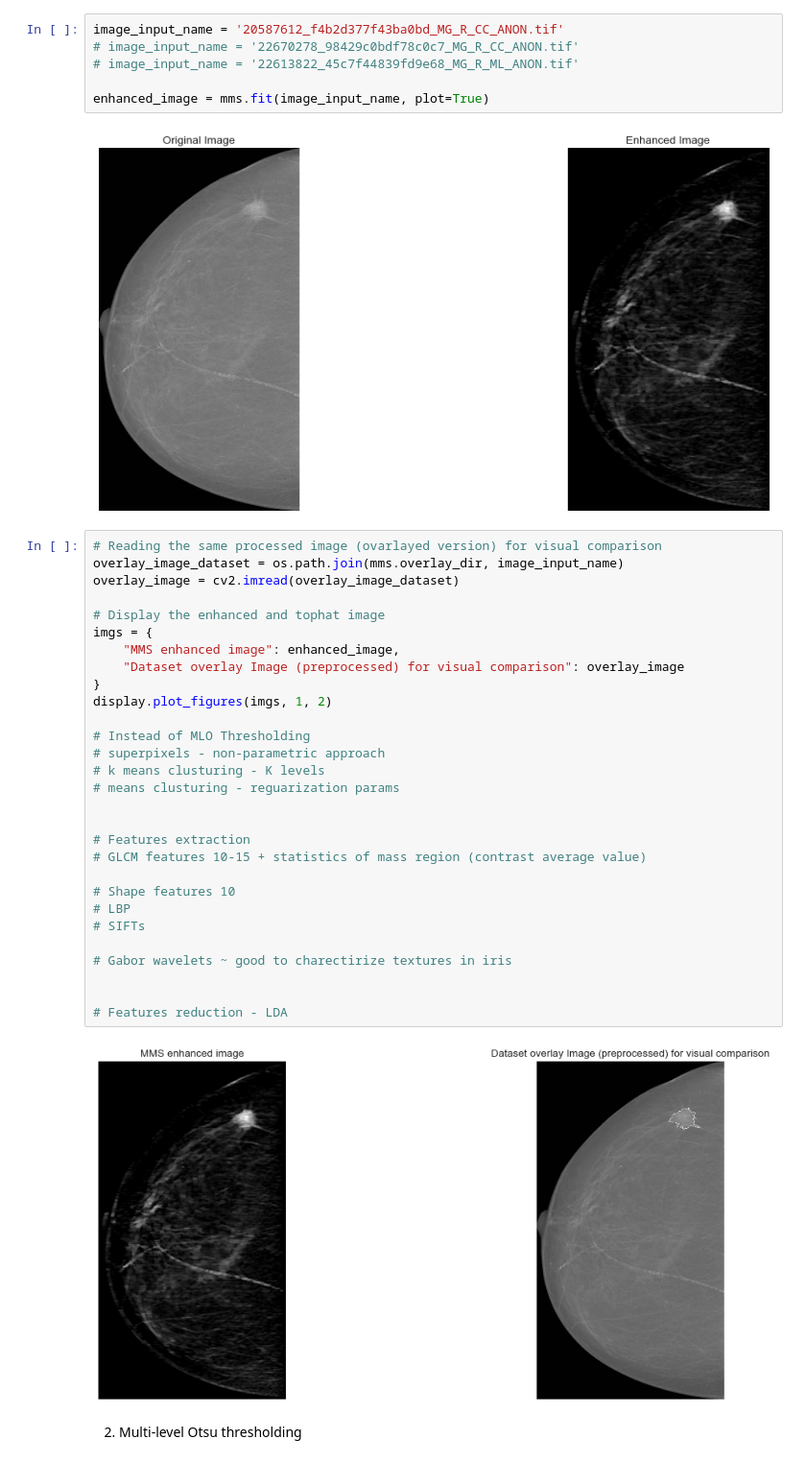
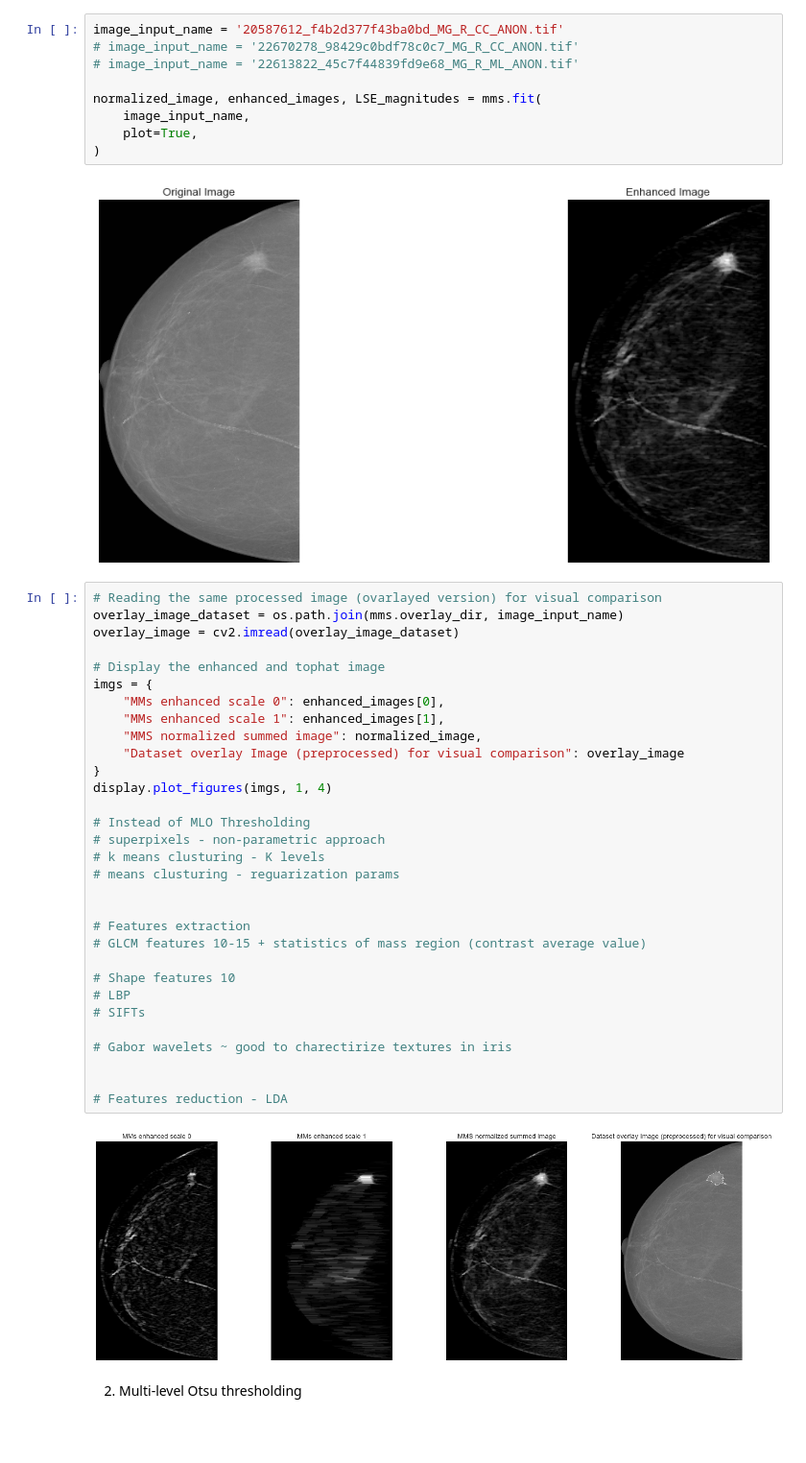
Before and after one commit to abdalrhmanu/breast-mass-detection-and-segmentation-using-multi-scale-morphological-sifting-and-kmeans-clustering, a Jupyter notebook: notebooks/Abdel-Notebook (mass detection implementation).ipynb, the cells around one changed output. Shown at 96% size. Saved outputs shown, nothing was run; the diff lists cells and outputs as text; blank space fills up the shorter version.

```diff
--- a/notebooks/Abdel-Notebook (mass detection implementation).ipynb
+++ b/notebooks/Abdel-Notebook (mass detection implementation).ipynb
@@ -219,39 +221,44 @@ image_input_name = '20587612_f4b2d377f43ba0bd_MG_R_CC_ANON.tif'
 # image_input_name = '22670278_98429c0bdf78c0c7_MG_R_CC_ANON.tif'
 # image_input_name = '22613822_45c7f44839fd9e68_MG_R_ML_ANON.tif'
 
-enhanced_image = mms.fit(image_input_name, plot=True)
+normalized_image, enhanced_images, LSE_magnitudes = mms.fit(
+    image_input_name,
+    plot=True,
+)
 # %% [output]
 [figure]
 # %%
 # Reading the same processed image (ovarlayed version) for visual comparison
 overlay_image_dataset = os.path.join(mms.overlay_dir, image_input_name)
 overlay_image = cv2.imread(overlay_image_dataset)
 
 # Display the enhanced and tophat image
 imgs = {
-    "MMS enhanced image": enhanced_image,
+    "MMs enhanced scale 0": enhanced_images[0],
+    "MMs enhanced scale 1": enhanced_images[1],
+    "MMS normalized summed image": normalized_image,
     "Dataset overlay Image (preprocessed) for visual comparison": overlay_image
 }
-display.plot_figures(imgs, 1, 2)
+display.plot_figures(imgs, 1, 4)
 
 # Instead of MLO Thresholding
 # superpixels - non-parametric approach
 # k means clusturing - K levels
 # means clusturing - reguarization params
 
 
 # Features extraction
 # GLCM features 10-15 + statistics of mass region (contrast average value)
 
 # Shape features 10
 # LBP
 # SIFTs
 
 # Gabor wavelets ~ good to charectirize textures in iris
 
 
 # Features reduction - LDA
 # %% [output]
-[figure, old version]
+[figure, new version]
 # %% [markdown]
 2. Multi-level Otsu thresholding
```
Also changed, not shown: parts of 16 cells of this notebook, 1 other file.
